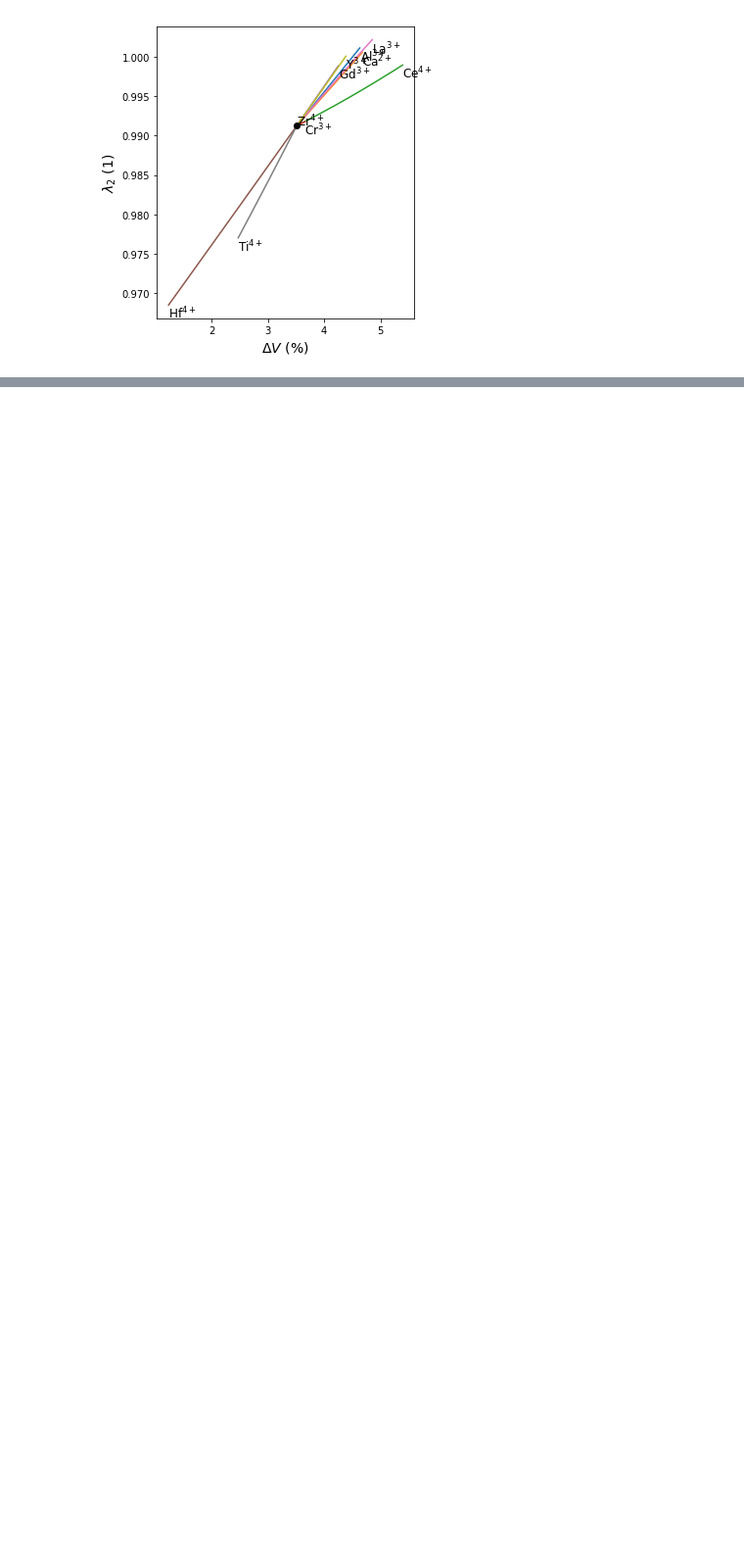
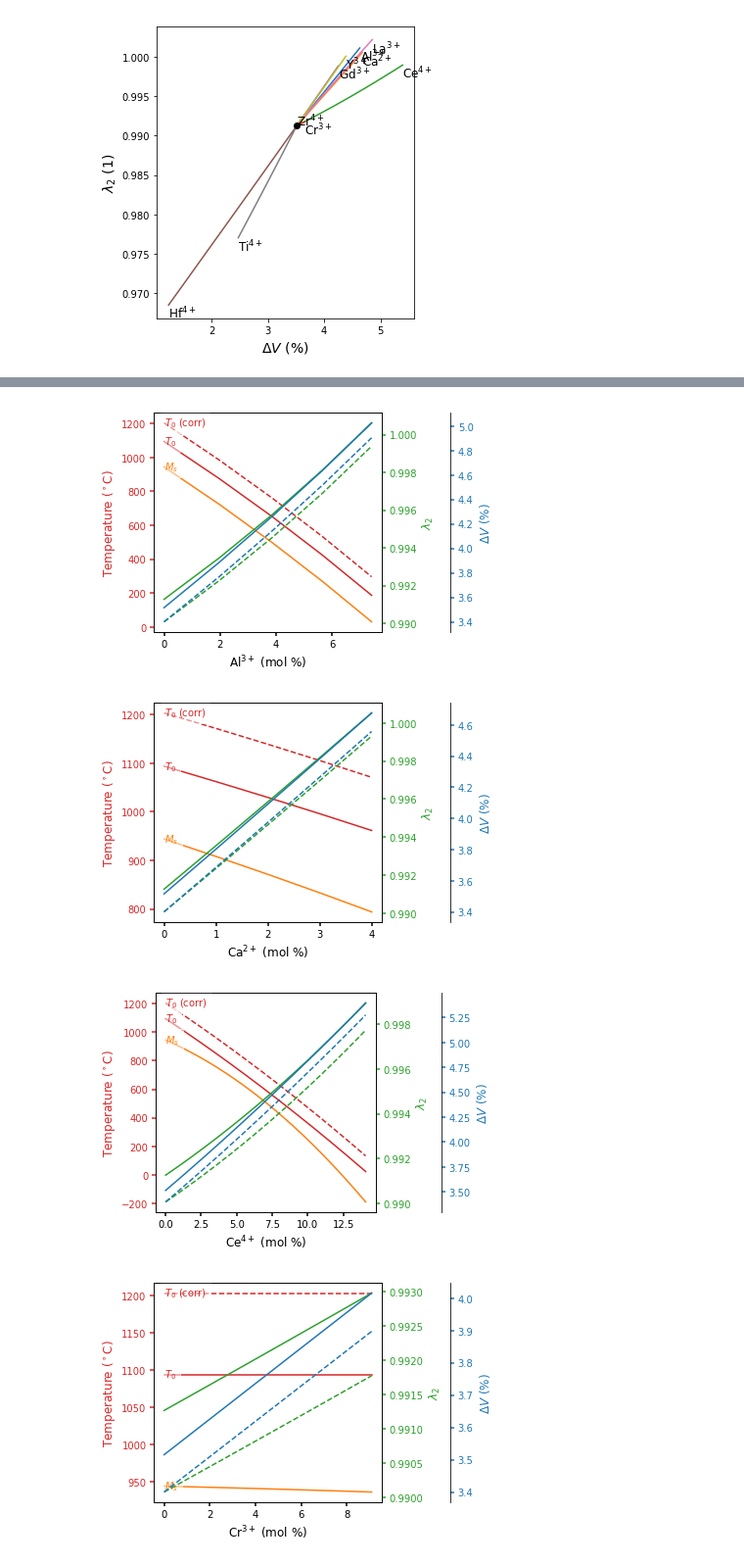
Before and after one commit to dskoda/smceramics, a Jupyter notebook: design_binary.ipynb, the cells around one changed output, grey strips where cells are left out. Shown at 98% size. Saved outputs shown, nothing was run; the diff lists cells and outputs as text; code cells hidden in the pictures; blank space fills up the shorter version.

```diff
--- a/design_binary.ipynb
+++ b/design_binary.ipynb
@@ -287,0 +319,20 @@ plt.show()
+# %%
+def features_from_corrected_df(df, element):
+    df['T0'] = df['T0 (C, corr)']
+    df['Ms'] = df['Ms (K)'] - 273
+    df['x'] = to_mol_percent(df, element)
+
+    inputs = {
+        element: df.x.values.reshape(-1, 1),
+        'Zr': 1 - df.x.values.reshape(-1, 1),
+        'T': df.T0.values.reshape(-1, 1),
+        'Ms': df.Ms.values.reshape(-1, 1),
+        'hyst': (df.T0 - df.Ms).values.reshape(-1, 1),
+    }
+
+    if 'Af (C, expt)' in df.columns:
+        inputs['Af'] = df['Af (C, expt)'].values.reshape(-1, 1)
+
+    X = featgen.get_features(inputs, model.features)
+
+    return X
@@ -287,0 +467,23 @@ plt.show()
+# %%
+files = sorted(os.listdir('data/t0'))
+corr_files = sorted(os.listdir('data/t0_corr'))
+
+for file, cfile in zip(files, corr_files):
+    element = file.strip('.csv')
+    df = pd.read_csv(os.path.join('data/t0', file))
+    df_corr = pd.read_csv(os.path.join('data/t0_corr', cfile))
+
+    X = features_from_df(df, element)
+    results = get_cofactors(X, model)
+    results = results.sort_values(element)
+
+    corr_X = features_from_corrected_df(df_corr, element)
+    corr_results = get_cofactors(corr_X, model)
+    corr_results = corr_results.sort_values(element)
+
+    plot_props_with_corr(results, corr_results, element)
+# %% [output]
+[figure, added]
+[figure, added]
+[figure, added]
+[figure, added]
```
Also changed, not shown: parts of 11 cells of this notebook, 2 other files.
